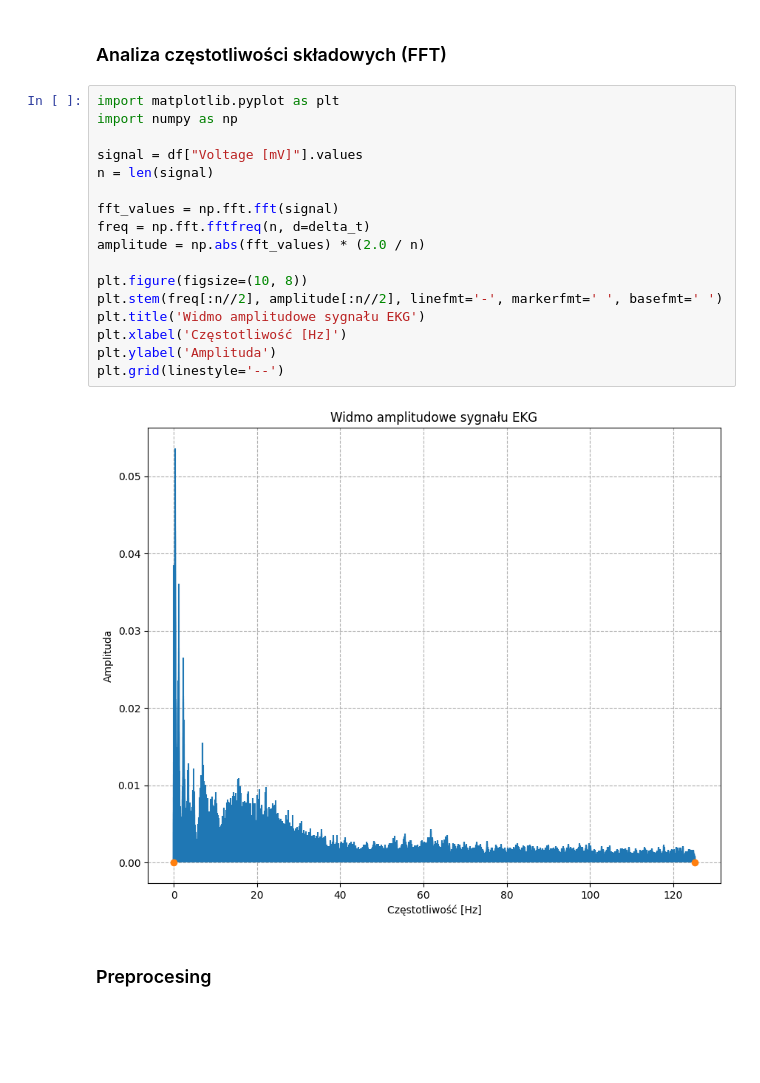
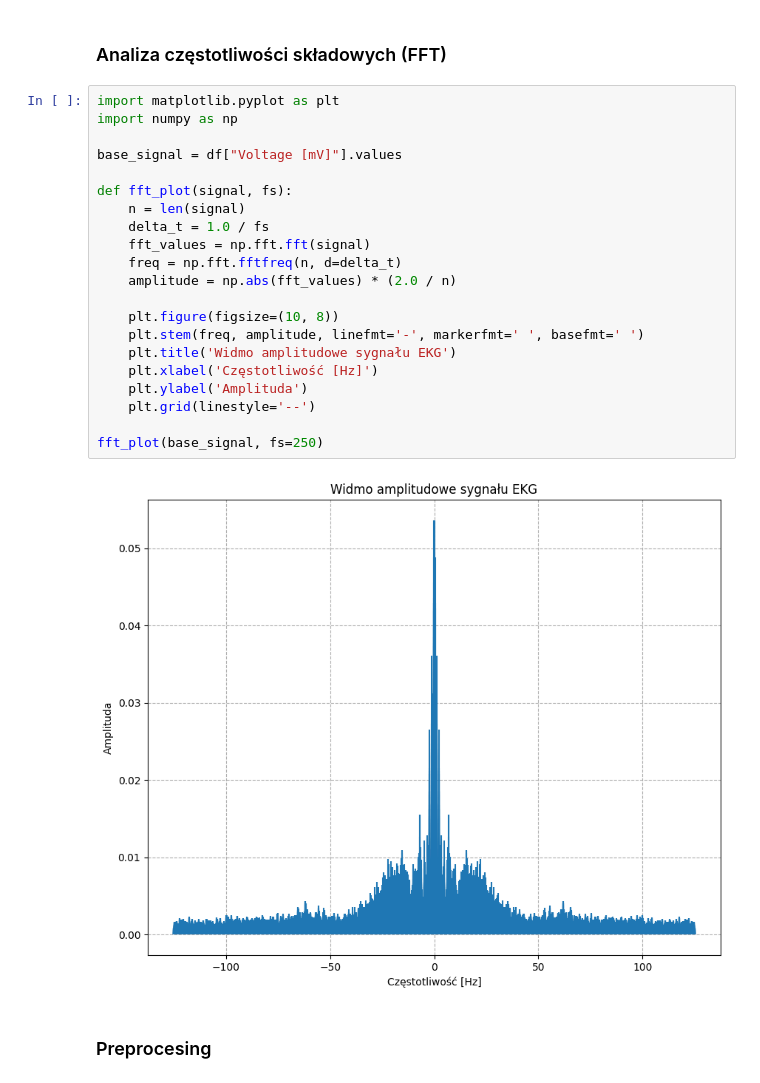
Before and after one commit to ImJaca/ECG_analysis, a Jupyter notebook: Ecg.ipynb, the cells around one changed output. Drawn from its saved outputs; the diff is of its cells as text; blank space fills up the shorter version.

```diff
--- a/Ecg.ipynb
+++ b/Ecg.ipynb
@@ -29,21 +29,25 @@ Częstotliwość próbkowania wynosi: 250.0 [Hz]
 # %%
 import matplotlib.pyplot as plt
 import numpy as np
 
-signal = df["Voltage [mV]"].values
-n = len(signal)
+base_signal = df["Voltage [mV]"].values
 
-fft_values = np.fft.fft(signal)
-freq = np.fft.fftfreq(n, d=delta_t)
-amplitude = np.abs(fft_values) * (2.0 / n)
+def fft_plot(signal, fs):
+    n = len(signal)
+    delta_t = 1.0 / fs
+    fft_values = np.fft.fft(signal)
+    freq = np.fft.fftfreq(n, d=delta_t)
+    amplitude = np.abs(fft_values) * (2.0 / n)
 
-plt.figure(figsize=(10, 8))
-plt.stem(freq[:n//2], amplitude[:n//2], linefmt='-', markerfmt=' ', basefmt=' ')
-plt.title('Widmo amplitudowe sygnału EKG')
-plt.xlabel('Częstotliwość [Hz]')
-plt.ylabel('Amplituda')
-plt.grid(linestyle='--')
+    plt.figure(figsize=(10, 8))
+    plt.stem(freq, amplitude, linefmt='-', markerfmt=' ', basefmt=' ')
+    plt.title('Widmo amplitudowe sygnału EKG')
+    plt.xlabel('Częstotliwość [Hz]')
+    plt.ylabel('Amplituda')
+    plt.grid(linestyle='--')
+
+fft_plot(base_signal, fs=250)
 # %% [output]
-[figure, old version]
+[figure, new version]
 # %% [markdown]
 ### Preprocesing
```
Also changed, not shown: parts of 4 cells of this notebook.
